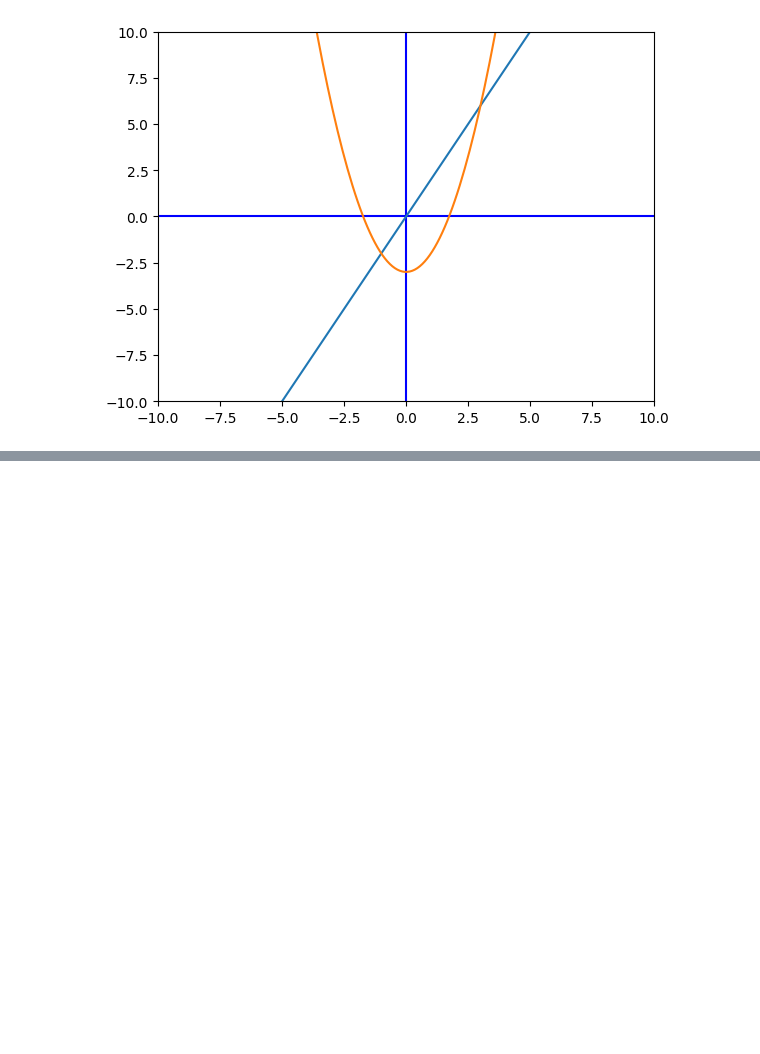
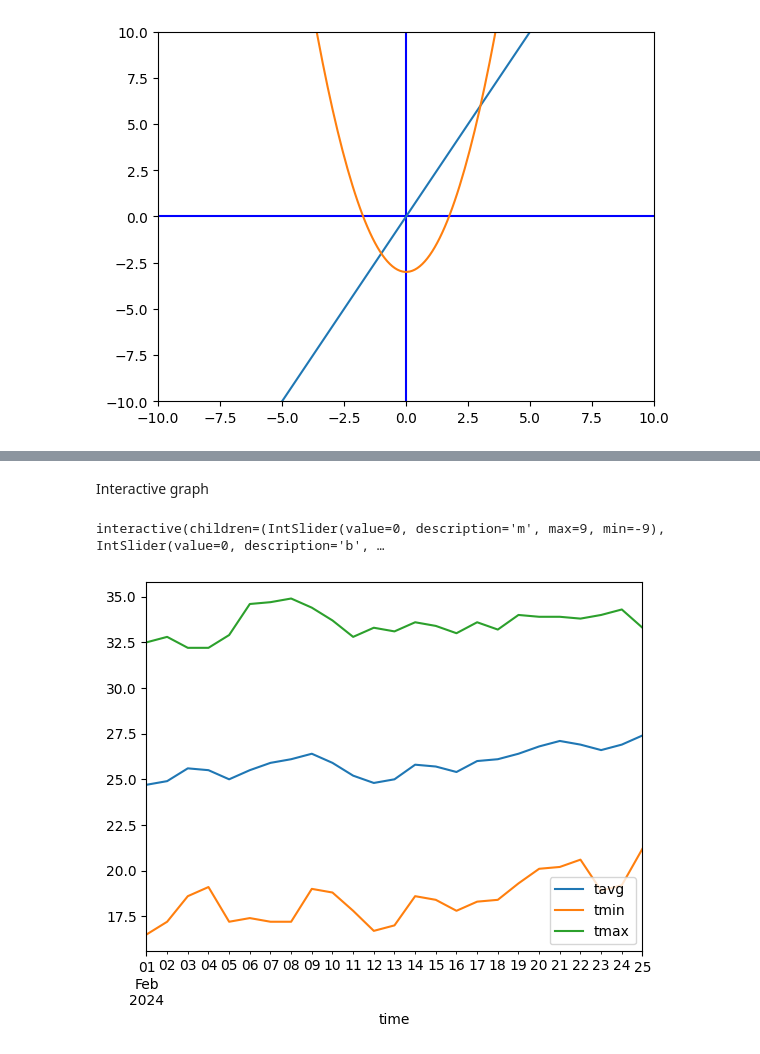
Before and after one commit to nayanishant/Algebra, a Jupyter notebook: graphing_system.ipynb, the cells around one changed output, grey strips where cells are left out. Cells and saved outputs as stored; diff of their text form; code cells hidden in the pictures; blank space fills up the shorter version.

```diff
--- a/graphing_system.ipynb
+++ b/graphing_system.ipynb
@@ -31,0 +77,50 @@ plt.show()
+# %% [markdown]
+Interactive graph
+# %%
+%matplotlib inline
+from ipywidgets import interactive
+import matplotlib.pyplot as plt
+import numpy as np
+
+def f(m, b, zoom):
+    Xmin = -zoom
+    Ymin = -zoom
+    Xmax = zoom
+    Ymax = zoom
+    points = 10*(Xmax-Xmin)
+    x = np.linspace(Xmin, Xmax, points)
+
+    plt.axis([Xmin, Xmax, Ymin, Ymax])
+    plt.plot([Xmin, Xmax], [0, 0], 'black')
+    plt.plot([0, 0], [Ymin, Ymax], 'black')
+    plt.title('y = mx + b')
+
+    plt.plot(x, m*x+b)
+    plt.show()
+
+# Set up the sliders
+interactive_plot = interactive(f, m = (-9, 9), b = (-9, 9), zoom = (1, 100))
+interactive_plot
+# %% [output]
+interactive(children=(IntSlider(value=0, description='m', max=9, min=-9), IntSlider(value=0, description='b', …
+# %%
+# Graphing weather data
+
+from datetime import datetime
+import matplotlib.pyplot as plt
+from meteostat import Point, Daily
+
+# set time period
+start = datetime(2024, 2, 1)
+end = datetime(2024, 2, 25)
+
+mandya = Point(12.522157, 76.900917)
+
+data = Daily(mandya, start, end)
+data = data.fetch()
+
+# Plot line chart including average, minimum and maximum temperature
+data.plot(y = ['tavg', 'tmin', 'tmax'])
+plt.show()
+# %% [output]
+[figure, added]
```
Also changed, not shown: parts of 2 cells of this notebook, 1 other file.
